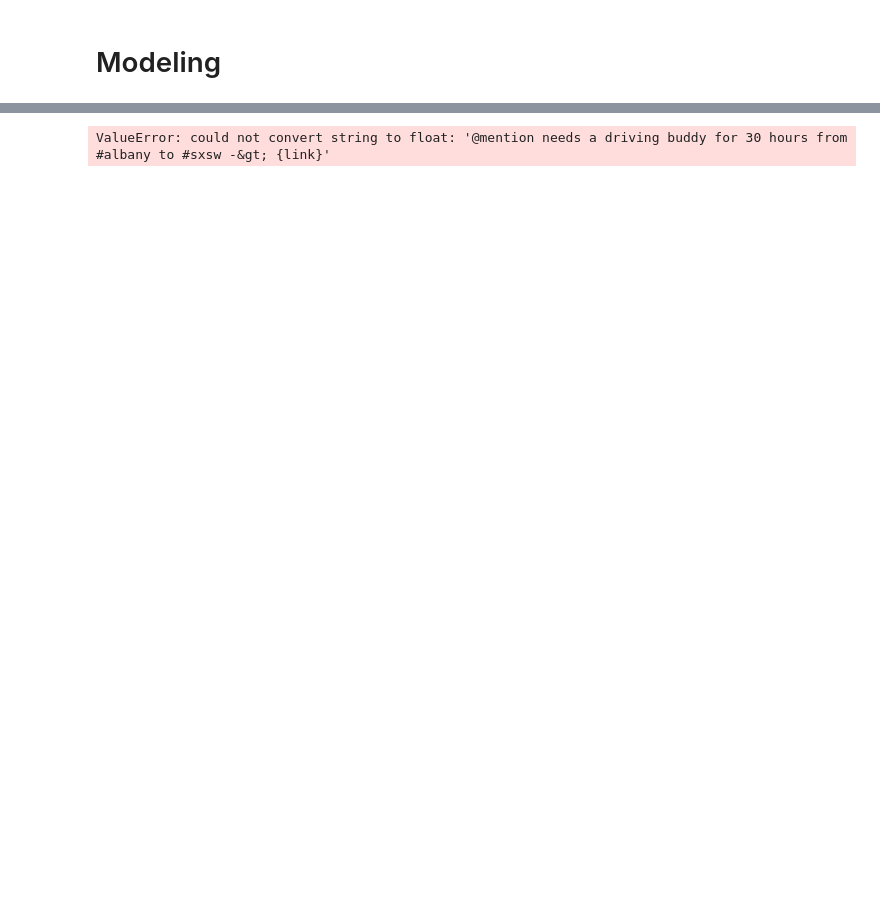
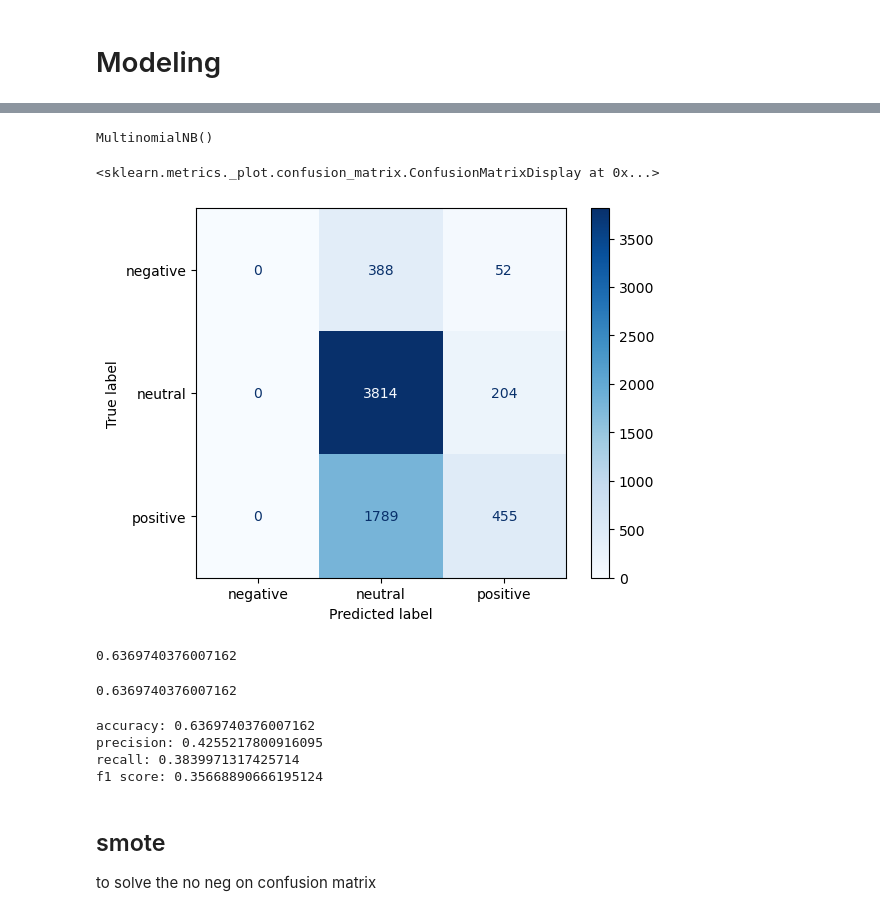
Before and after one commit to Djohnson1313/classifying_tweets, a Jupyter notebook: notebook.ipynb, the cells around one changed output, grey strips where cells are left out. Drawn from its saved outputs; the diff is of its cells as text; code cells hidden in the pictures; blank space fills up the shorter version.

Commit message:
modeling pregress

```diff
--- a/notebook.ipynb
+++ b/notebook.ipynb
@@ -531,8 +563,21 @@ array([0.63123167, 0.61656891, 0.62463343, 0.61730205, 0.62802641])
 # %%
-baseline_model.fit(x_train, y_train)
+baseline_model.fit(tf_vector_xt, y_train)
 # %% [output]
-ValueError: could not convert string to float: '@mention needs a driving buddy for 30 hours from #albany to #sxsw -&gt; {link}'
+MultinomialNB()
+# %%
+pred_1 = baseline_model.predict(tf_vector_xt)
 # %%
-cnf_matrix = confusion_matrix(y_train, .predict(final_X_test))
-disp = ConfusionMatrixDisplay(confusion_matrix=cnf_matrix, display_labels=final_model.classes_)
+cnf_matrix = confusion_matrix(y_train, pred_1)
+disp = ConfusionMatrixDisplay(confusion_matrix=cnf_matrix, display_labels=baseline_model.classes_)
 disp.plot(cmap=plt.cm.Blues)
+# %% [output]
+<sklearn.metrics._plot.confusion_matrix.ConfusionMatrixDisplay at 0x...>
+[figure, added]
+# %%
+print(recall_score(y_train, pred_1, average = 'micro'))
+# %% [output]
+0.6369740376007162
+# %%
+print(accuracy_score(y_train, pred_1))
+# %% [output]
+0.6369740376007162
@@ -538,0 +594,10 @@ disp.plot(cmap=plt.cm.Blues)
+# %%
+get_metrics(y_train, pred_1)
+# %% [output]
+accuracy: 0.6369740376007162
+precision: 0.4255217800916095
+recall: 0.3839971317425714
+f1 score: 0.35668890666195124
+# %% [markdown]
+## smote
+to solve the no neg on confusion matrix
```
Also changed, not shown: parts of 22 cells of this notebook.
